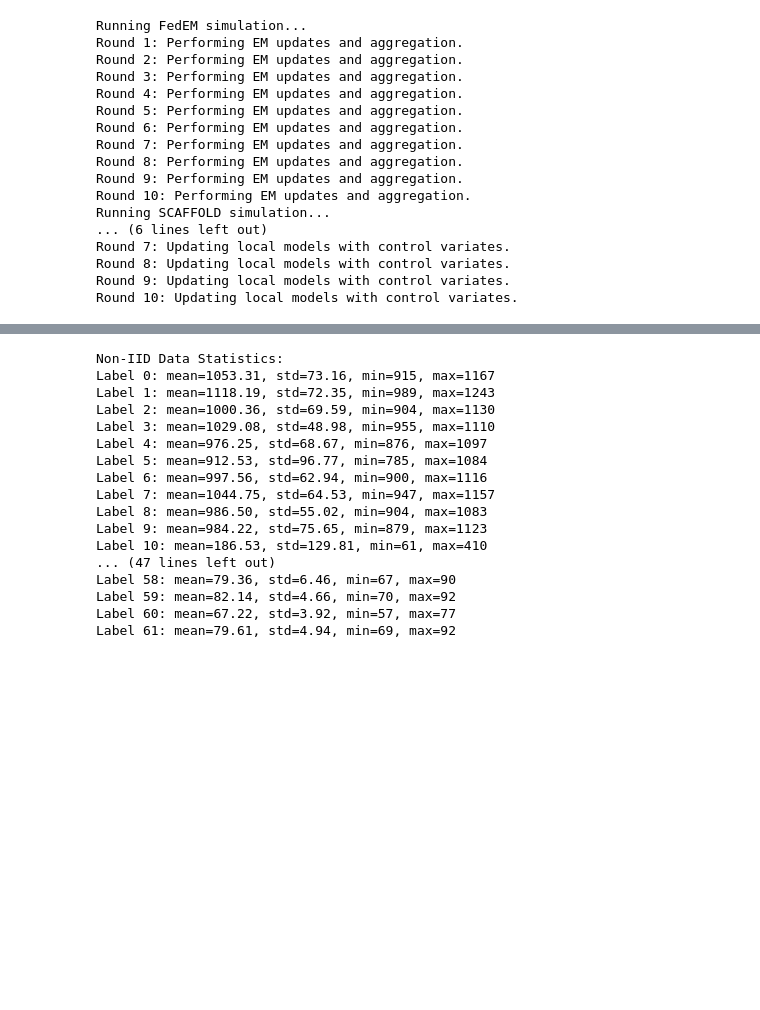
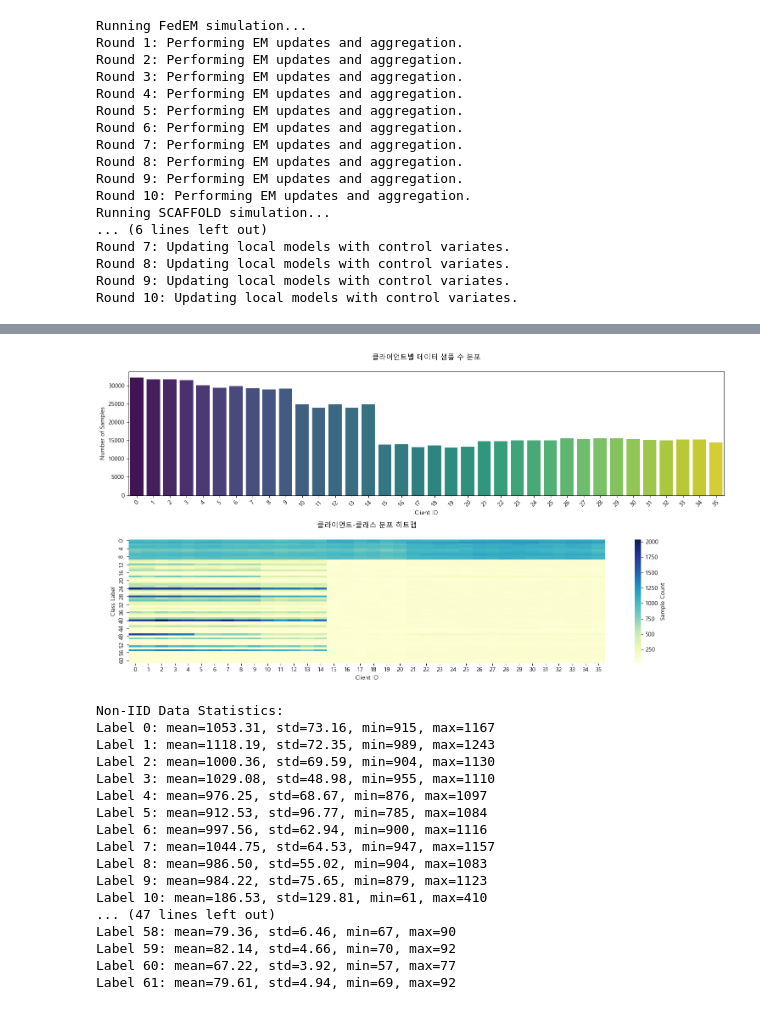
Before and after one commit to rkdxodnr1234/FL, a Jupyter notebook: 데이터 통계.ipynb, the cells around one changed output, grey strips where cells are left out. Drawn from its saved outputs; the diff is of its cells as text; code cells hidden in the pictures; blank space fills up the shorter version.

```diff
--- a/데이터 통계.ipynb
+++ b/데이터 통계.ipynb
@@ -1,3 +1,12 @@
+# %%
+import matplotlib.pyplot as plt
+from matplotlib import rc
+
+# 한글 폰트 설정
+rc('font', family='Malgun Gothic')
+
+# 유니코드 마이너스 기호 문제 해결 (한글 폰트 사용 시 필요)
+plt.rcParams['axes.unicode_minus'] = False
 # %%
 import json
 import matplotlib.pyplot as plt
@@ -105,0 +89,78 @@ Passing `palette` without assigning `hue` is deprecated and will be removed in v
+# %%
+import json
+import matplotlib.pyplot as plt
+import seaborn as sns
+import pandas as pd
+from collections import defaultdict
+
+client_data_paths = [
+    f'C:/Users/ahsld/leaf/data/femnist/data/train/all_data_{i}_niid_0_train_9.json'
+    for i in range(36)
+]
+
+def analyze_data_distribution(paths):
+    # 클라이언트별 데이터 분석
+    client_stats = defaultdict(lambda: {'total': 0, 'class_dist': defaultdict(int)})
+    all_classes = set()
+
+    for path in paths:
+        with open(path, 'r') as f:
+            data = json.load(f)
+            client_id = path.split('_')[2]
+
+            for user in data['user_data']:
+                labels = data['user_data'][user]['y']
+                client_stats[client_id]['total'] += len(labels)
+                for label in labels:
+                    client_stats[client_id]['class_dist'][label] += 1
+                    all_classes.add(label)
+
+    # 클래스 분포 데이터프레임 생성
+    class_df = pd.DataFrame(
+        index=client_stats.keys(),
+        columns=sorted(all_classes),
+        dtype=float
+    ).fillna(0)
+
+    for client, stats in client_stats.items():
+        for cls, count in stats['class_dist'].items():
+            class_df.loc[client, cls] = count
+
+    return class_df, client_stats
+
+# 시각화 함수
+def visualize_distribution(class_df, client_stats):
+    plt.figure(figsize=(15, 8))
+
+    # 샘플 수 분포 (막대 그래프)
+    plt.subplot(2, 1, 1)
+    sns.barplot(
+        x=list(client_stats.keys()),
+        y=[v['total'] for v in client_stats.values()],
+        palette="viridis"
+    )
+    plt.title('클라이언트별 데이터 샘플 수 분포', pad=20)
+    plt.xlabel('Client ID')
+    plt.ylabel('Number of Samples')
+    plt.xticks(rotation=45)
+
+    # 클래스 분포 (히트맵)
+    plt.subplot(2, 1, 2)
+    sns.heatmap(
+        class_df.T,  # 클래스를 행으로 회전
+        annot=False,
+        cmap="YlGnBu",
+        cbar_kws={'label': 'Sample Count'}
+    )
+    plt.title('클라이언트-클래스 분포 히트맵', pad=20)
+    plt.xlabel('Client ID')
+    plt.ylabel('Class Label')
+
+    plt.tight_layout()
+    plt.show()
+
+# 실행
+if __name__ == "__main__":
+    class_dist_df, client_stats = analyze_data_distribution(client_data_paths)
+    visualize_distribution(class_dist_df, client_stats)
+# %% [output]
@@ -106,3 +170,4 @@ Passing `palette` without assigning `hue` is deprecated and will be removed in v
+[figure, added]
 # %%
 
 import json
```
Also changed, not shown: parts of 2 cells of this notebook.
